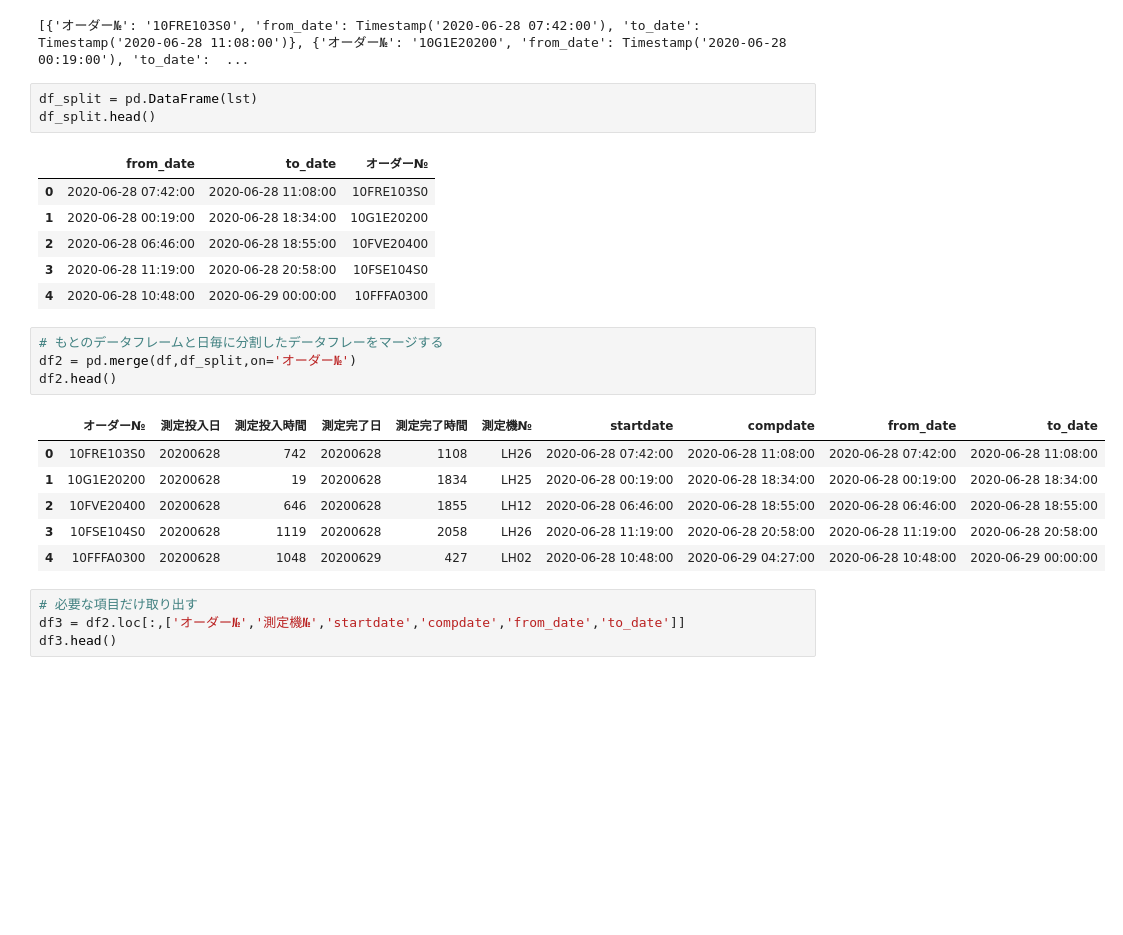
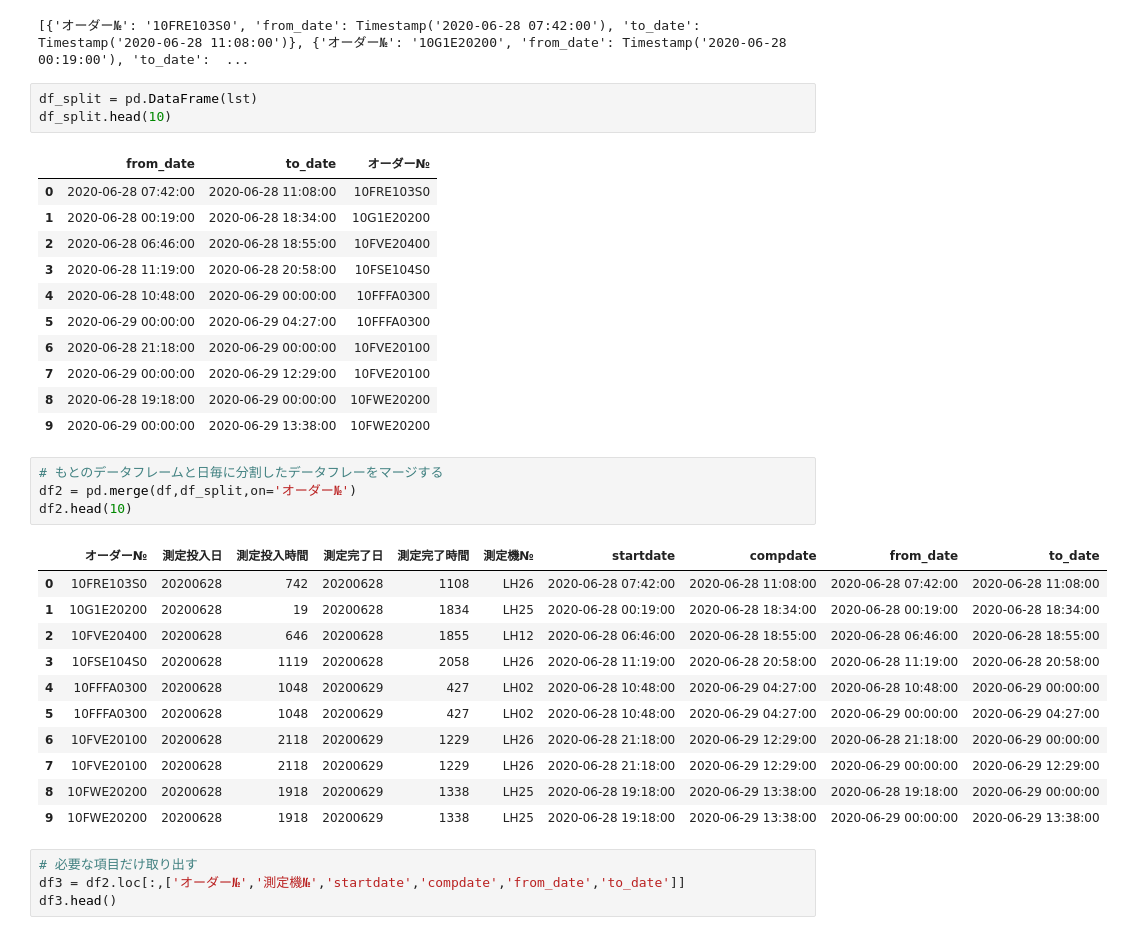
Before and after one commit to sekoatlightson/django_sqlalchemy, a Jupyter notebook: pandas_sampl/operating_rate.ipynb, the cells around one changed output. Drawn from its saved outputs; the diff is of its cells as text; blank space fills up the shorter version.

```diff
--- a/pandas_sampl/operating_rate.ipynb
+++ b/pandas_sampl/operating_rate.ipynb
@@ -154,7 +135,7 @@ print(lst[:5])
 [{'オーダー№': '10FRE103S0', 'from_date': Timestamp('2020-06-28 07:42:00'), 'to_date': Timestamp('2020-06-28 11:08:00')}, {'オーダー№': '10G1E20200', 'from_date': Timestamp('2020-06-28 00:19:00'), 'to_date':  ...
 # %%
 df_split = pd.DataFrame(lst)
-df_split.head()
+df_split.head(10)
 # %% [output]
 |  | from_date | to_date | オーダー№ |
 | 0 | 2020-06-28 07:42:00 | 2020-06-28 11:08:00 | 10FRE103S0 |
@@ -162,17 +143,27 @@ df_split.head()
 | 2 | 2020-06-28 06:46:00 | 2020-06-28 18:55:00 | 10FVE20400 |
 | 3 | 2020-06-28 11:19:00 | 2020-06-28 20:58:00 | 10FSE104S0 |
 | 4 | 2020-06-28 10:48:00 | 2020-06-29 00:00:00 | 10FFFA0300 |
+| 5 | 2020-06-29 00:00:00 | 2020-06-29 04:27:00 | 10FFFA0300 |
+| 6 | 2020-06-28 21:18:00 | 2020-06-29 00:00:00 | 10FVE20100 |
+| 7 | 2020-06-29 00:00:00 | 2020-06-29 12:29:00 | 10FVE20100 |
+| 8 | 2020-06-28 19:18:00 | 2020-06-29 00:00:00 | 10FWE20200 |
+| 9 | 2020-06-29 00:00:00 | 2020-06-29 13:38:00 | 10FWE20200 |
 # %%
 # もとのデータフレームと日毎に分割したデータフレーをマージする
 df2 = pd.merge(df,df_split,on='オーダー№')
-df2.head()
+df2.head(10)
 # %% [output]
 |  | オーダー№ | 測定投入日 | 測定投入時間 | 測定完了日 | 測定完了時間 | 測定機№ | startdate | compdate | from_date | to_date |
 | 0 | 10FRE103S0 | 20200628 | 742 | 20200628 | 1108 | LH26 | 2020-06-28 07:42:00 | 2020-06-28 11:08:00 | 2020-06-28 07:42:00 | 2020-06-28 11:08:00 |
 | 1 | 10G1E20200 | 20200628 | 19 | 20200628 | 1834 | LH25 | 2020-06-28 00:19:00 | 2020-06-28 18:34:00 | 2020-06-28 00:19:00 | 2020-06-28 18:34:00 |
 | 2 | 10FVE20400 | 20200628 | 646 | 20200628 | 1855 | LH12 | 2020-06-28 06:46:00 | 2020-06-28 18:55:00 | 2020-06-28 06:46:00 | 2020-06-28 18:55:00 |
 | 3 | 10FSE104S0 | 20200628 | 1119 | 20200628 | 2058 | LH26 | 2020-06-28 11:19:00 | 2020-06-28 20:58:00 | 2020-06-28 11:19:00 | 2020-06-28 20:58:00 |
 | 4 | 10FFFA0300 | 20200628 | 1048 | 20200629 | 427 | LH02 | 2020-06-28 10:48:00 | 2020-06-29 04:27:00 | 2020-06-28 10:48:00 | 2020-06-29 00:00:00 |
+| 5 | 10FFFA0300 | 20200628 | 1048 | 20200629 | 427 | LH02 | 2020-06-28 10:48:00 | 2020-06-29 04:27:00 | 2020-06-29 00:00:00 | 2020-06-29 04:27:00 |
+| 6 | 10FVE20100 | 20200628 | 2118 | 20200629 | 1229 | LH26 | 2020-06-28 21:18:00 | 2020-06-29 12:29:00 | 2020-06-28 21:18:00 | 2020-06-29 00:00:00 |
+| 7 | 10FVE20100 | 20200628 | 2118 | 20200629 | 1229 | LH26 | 2020-06-28 21:18:00 | 2020-06-29 12:29:00 | 2020-06-29 00:00:00 | 2020-06-29 12:29:00 |
+| 8 | 10FWE20200 | 20200628 | 1918 | 20200629 | 1338 | LH25 | 2020-06-28 19:18:00 | 2020-06-29 13:38:00 | 2020-06-28 19:18:00 | 2020-06-29 00:00:00 |
+| 9 | 10FWE20200 | 20200628 | 1918 | 20200629 | 1338 | LH25 | 2020-06-28 19:18:00 | 2020-06-29 13:38:00 | 2020-06-29 00:00:00 | 2020-06-29 13:38:00 |
 # %%
 # 必要な項目だけ取り出す
 df3 = df2.loc[:,['オーダー№','測定機№','startdate','compdate','from_date','to_date']]
```
Also changed, not shown: parts of 2 cells of this notebook.
